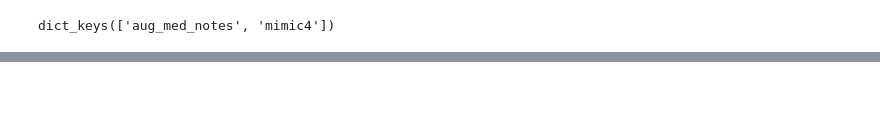
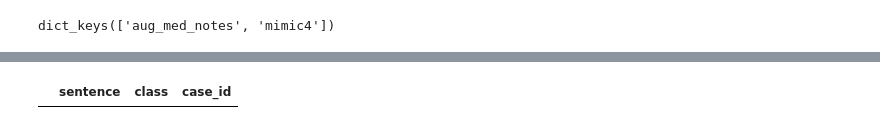
Before and after one commit to PikaSannnnn/MedRL-CoT, a Jupyter notebook: Preprocessing.ipynb, the cells around one changed output, grey strips where cells are left out. Drawn from its saved outputs; the diff is of its cells as text; code cells hidden in the pictures; blank space fills up the shorter version.

```diff
--- a/Preprocessing.ipynb
+++ b/Preprocessing.ipynb
@@ -129,17 +141,25 @@ def aug_preprocess(dataset):
     pos_invalids = cleaned_ds[~cleaned_ds['class'].isin(classes)]
     swapped_values = pos_invalids[pos_invalids['sentence'].isin(classes)]    # Rows with swapped values
     invalid_classes = pos_invalids[pos_invalids['class'].str.lower().isin(['', '0', '__', 'None', '[]', 'False', 'The', 'No'])]  # collect empty sentence and classes (Note that doing it here will catch the invalid swapped sentences as well)
-    # ignore_classes = pos_invalids[pos_invalids['class'].str.contains('not a sentence')]
+    ignore_classes = pos_invalids[pos_invalids['sentence'].str.contains('not a sentence')]
     invalid_sentences = pos_invalids[pos_invalids['sentence'].str.lower().isin(['', '__', 'None', '[]', 'False', '()'])]
 
-    # invalids = pos_invalids.loc[invalid_classes.index.union(invalid_sentences.index.union(ignore_classes.index))]
-    invalids = pos_invalids.loc[invalid_classes.index.union(invalid_sentences.index)]
+    invalids = pos_invalids.loc[invalid_classes.index.union(invalid_sentences.index.union(ignore_classes.index))]
+    # invalids = pos_invalids.loc[invalid_classes.index.union(invalid_sentences.index)]
     # invalids = pos_invalids[pos_invalids ['class'].isin(['', '0', '[]', 'False'])]   # Clearly invalids, temp drop to remove from our ceaned list
-    nonstd_classes = pos_invalids.drop(index=swapped_values.index.union(invalids.index))   # Get list of non-standard classes
+    nonstd_classes = pos_invalids.drop(index=swapped_values.index.union(invalids.index))   # Get list of non-standard class rows
+    # print(ignore_classes.index[0] in list(nonstd_classes.index))
+    # print(ignore_classes.index[0] in list(invalids.index))
+    # print(nonstd_classes[nonstd_classes['sentence'].str.contains('not a sentence')])
 
     # Get list of classes that can be classified as "other" with enough occurence (non-outliery)
-    value_cnts = nonstd_classes['class'].value_counts()
-    other_classes = value_cnts[value_cnts >= 5].index.tolist()
+    # value_cnts = nonstd_classes['class'].value_counts()
+    # other_classes = value_cnts[value_cnts >= 5].index.tolist()
+    # other_class_rows = nonstd_classes[nonstd_classes['class'].isin(other_classes)]
+    # other_class_rows = other_class_rows[~other_class_rows['sentence'].str.contains('thought_process')]
+    # other_class_rows = other_class_rows[~other_class_rows['sentence'].str.contains('symptoms_labs')]
+    # other_class_indices = other_class_rows[~other_class_rows['sentence'].str.contains('diagnosis')].index  # Note we get rid of this because bad classification when it should've been "diagnosis", also removes "diagnosis: " sentences
+    # print(other_class_indices)
     # print(value_cnts[value_cnts >= 5])
     # display(cleaned_ds[cleaned_ds['class'] == 'symptoms_lbs'])
     # display(cleaned_ds[cleaned_ds['class'] == 'A'])
@@ -149,15 +169,24 @@ def aug_preprocess(dataset):
 
     swapped_indices = swapped_values.index
     cleaned_ds.loc[swapped_indices, ['sentence', 'class']] = cleaned_ds.loc[swapped_indices, ['class', 'sentence']].values # swap the values in indices where it's swapped
-    cleaned_ds['class'] = cleaned_ds['class'].apply(lambda x: 'other' if x in other_classes else x)  # relabel non-standards to 'other'
-    drop_indices = cleaned_ds[~cleaned_ds['class'].isin(np.append(classes, 'other'))].index
+    # cleaned_ds.loc[other_class_indices, 'class'] = 'other'
+    # cleaned_ds['class'] = cleaned_ds['class'].apply(lambda x: 'other' if x in other_classes else x)  # relabel non-standards to 'other'
+    drop_indices = cleaned_ds[~cleaned_ds['class'].isin(classes)].index
+    # print(ignore_classes.index in list(drop_indices))
+    # print(ignore_classes.index)
+    # print(list(drop_indices))
+
     cleaned_ds = cleaned_ds.drop(index=drop_indices) # drop all others that aren't in our list of classes + 'other' (basically all invalids)
 
     # Summary
     num_reclass = cleaned_ds[cleaned_ds['class'] == 'other'].shape[0]
-    logger.info(f"Re-classified {len(other_classes)} classes as 'other', or {num_reclass} rows ({(num_reclass / N)*100} %)")
+    # logger.info(f"Re-classified {len(other_classes)} classes as 'other', or {num_reclass} rows ({(num_reclass / N)*100} %)")
     logger.info(f'Swapped class and sentence values of {swapped_indices.shape[0]} rows ({(swapped_indices.shape[0] / N)*100} %)')
     logger.info(f'Dropped {drop_indices.shape[0]} invalid rows ({(drop_indices.shape[0] / N)*100} %)')
+
+    # change case_id into int
+    cleaned_ds['case_id'] = cleaned_ds['case_id'].astype(int)
+    # print(cleaned_ds[cleaned_ds['sentence'].str.contains('not a sentence')])
 
     return cleaned_ds
 
@@ -216,0 +277,4 @@ dict_keys(['aug_med_notes', 'mimic4'])
+# %%
+preprocessed_datasets['aug_med_notes'][preprocessed_datasets['aug_med_notes']['class'] == 'other']
+# %% [output]
+|  | sentence | class | case_id |
```
Also changed, not shown: parts of 15 cells of this notebook, 3 other files.
